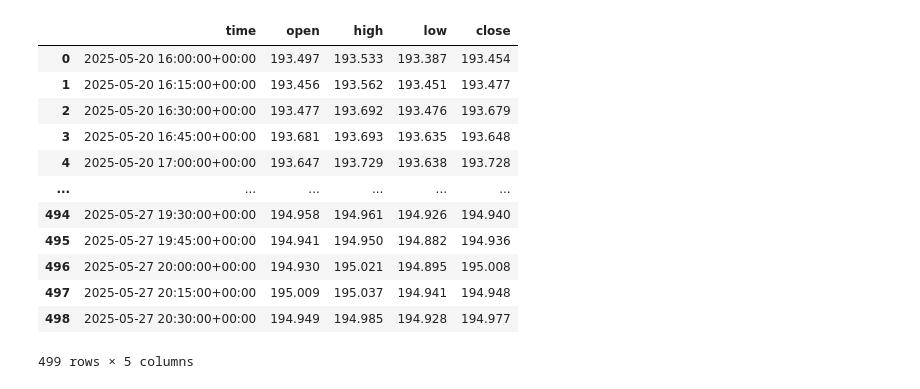
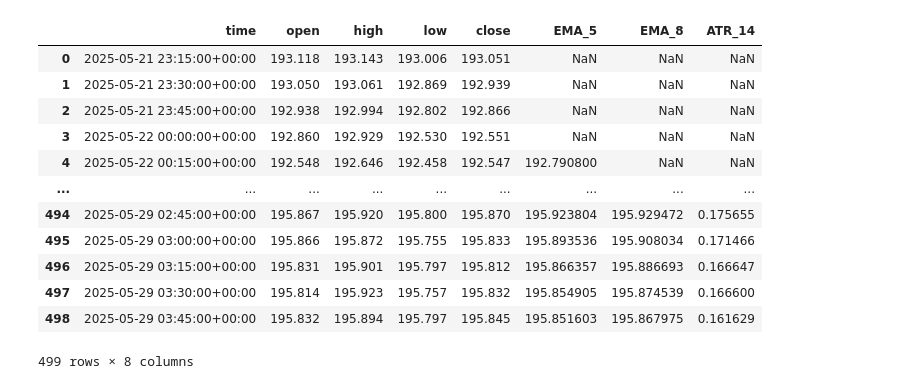
Before and after one commit to notcopernicus/trading-bot, a Jupyter notebook: bot.ipynb, the cells around one changed output. Saved outputs shown, nothing was run; the diff lists cells and outputs as text; code cells hidden in the pictures.

Commit message:
Iteration #4: Added EMA and ATR indicator Via pandas_ta

```diff
--- a/bot.ipynb
+++ b/bot.ipynb
@@ -11,6 +13,7 @@ timeframe = "M15"
 instrument = "GBP_JPY" #british pound to japanese yen
 # %%
 #Get Candle Data
+df = get_candles("M15")
 def get_candles (tf):
     #Ask for the price and set the timeframe
     params = {
@@ -52,18 +48,19 @@ plt.show()
 # %%
 #call the candlestick function and set it to the price variable
 price = get_candles(timeframe)
+price = calculate_indicators(price)
 price
 # %% [output]
-|  | time | open | high | low | close |
-| 0 | 2025-05-20 16:00:00+00:00 | 193.497 | 193.533 | 193.387 | 193.454 |
-| 1 | 2025-05-20 16:15:00+00:00 | 193.456 | 193.562 | 193.451 | 193.477 |
-| 2 | 2025-05-20 16:30:00+00:00 | 193.477 | 193.692 | 193.476 | 193.679 |
-| 3 | 2025-05-20 16:45:00+00:00 | 193.681 | 193.693 | 193.635 | 193.648 |
-| 4 | 2025-05-20 17:00:00+00:00 | 193.647 | 193.729 | 193.638 | 193.728 |
-| ... | ... | ... | ... | ... | ... |
-| 494 | 2025-05-27 19:30:00+00:00 | 194.958 | 194.961 | 194.926 | 194.940 |
-| 495 | 2025-05-27 19:45:00+00:00 | 194.941 | 194.950 | 194.882 | 194.936 |
-| 496 | 2025-05-27 20:00:00+00:00 | 194.930 | 195.021 | 194.895 | 195.008 |
-| 497 | 2025-05-27 20:15:00+00:00 | 195.009 | 195.037 | 194.941 | 194.948 |
-| 498 | 2025-05-27 20:30:00+00:00 | 194.949 | 194.985 | 194.928 | 194.977 |
+|  | time | open | high | low | close | EMA_5 | EMA_8 | ATR_14 |
+| 0 | 2025-05-21 23:15:00+00:00 | 193.118 | 193.143 | 193.006 | 193.051 | NaN | NaN | NaN |
+| 1 | 2025-05-21 23:30:00+00:00 | 193.050 | 193.061 | 192.869 | 192.939 | NaN | NaN | NaN |
+| 2 | 2025-05-21 23:45:00+00:00 | 192.938 | 192.994 | 192.802 | 192.866 | NaN | NaN | NaN |
+| 3 | 2025-05-22 00:00:00+00:00 | 192.860 | 192.929 | 192.530 | 192.551 | NaN | NaN | NaN |
+| 4 | 2025-05-22 00:15:00+00:00 | 192.548 | 192.646 | 192.458 | 192.547 | 192.790800 | NaN | NaN |
+| ... | ... | ... | ... | ... | ... | ... | ... | ... |
+| 494 | 2025-05-29 02:45:00+00:00 | 195.867 | 195.920 | 195.800 | 195.870 | 195.923804 | 195.929472 | 0.175655 |
+| 495 | 2025-05-29 03:00:00+00:00 | 195.866 | 195.872 | 195.755 | 195.833 | 195.893536 | 195.908034 | 0.171466 |
+| 496 | 2025-05-29 03:15:00+00:00 | 195.831 | 195.901 | 195.797 | 195.812 | 195.866357 | 195.886693 | 0.166647 |
+| 497 | 2025-05-29 03:30:00+00:00 | 195.814 | 195.923 | 195.757 | 195.832 | 195.854905 | 195.874539 | 0.166600 |
+| 498 | 2025-05-29 03:45:00+00:00 | 195.832 | 195.894 | 195.797 | 195.845 | 195.851603 | 195.867975 | 0.161629 |
-499 rows × 5 columns
+499 rows × 8 columns
```
Also changed, not shown: parts of 4 cells of this notebook.
